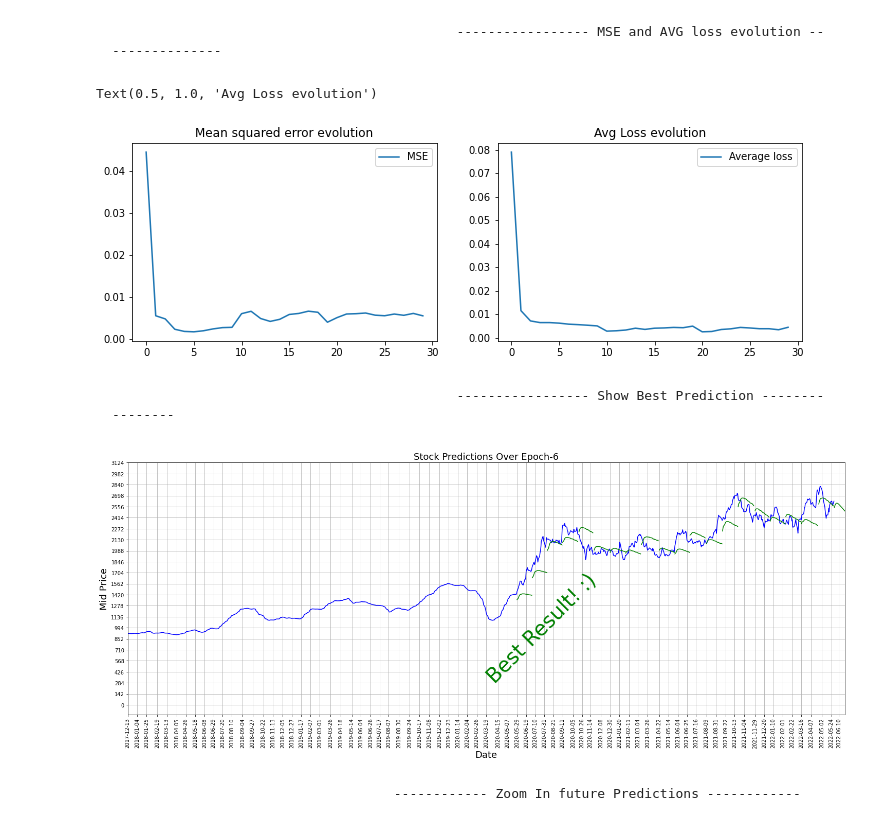
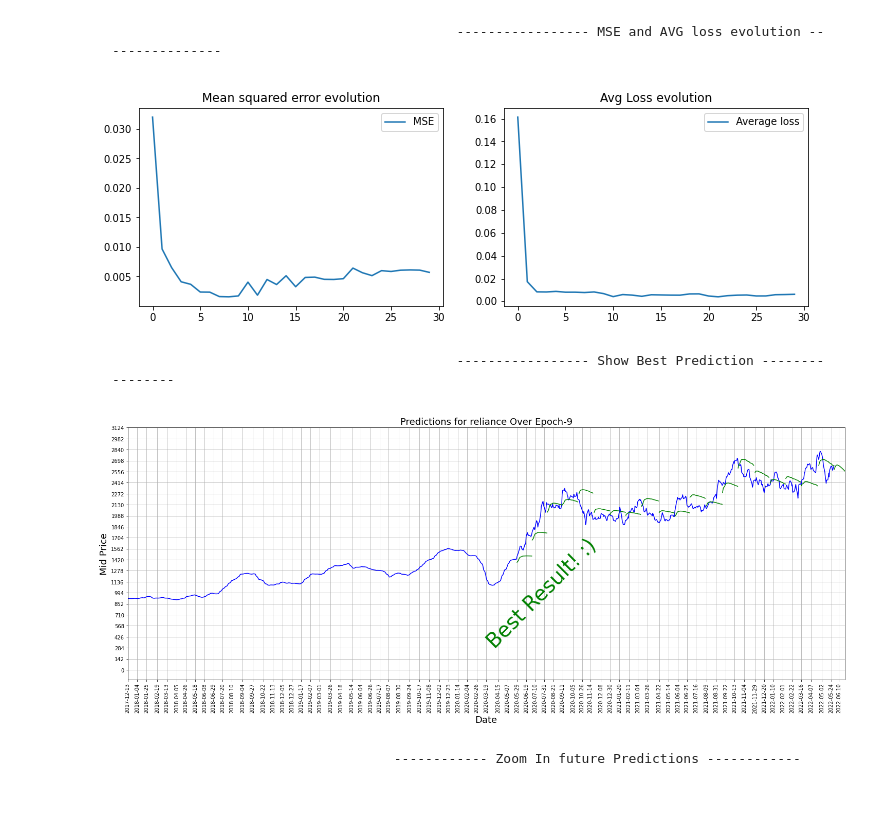
Before and after one commit to keshav-space/LSTMforStocks, a Jupyter notebook: Stock_Prediction_LSTM.ipynb, the cells around one changed output. Drawn from its saved outputs; the diff is of its cells as text; code cells hidden in the pictures.

```diff
--- a/Stock_Prediction_LSTM.ipynb
+++ b/Stock_Prediction_LSTM.ipynb
@@ -22,8 +22,9 @@ import yfinance as yf
 # %%
 def fetch_stock_data(ticker, period):
     data = yf.download(tickers=ticker, period=period, interval="1d", progress=False, rounding=True)
-    # data.reset_index()
-    # data['Date'] = pd.to_datetime(data['Date']).dt.date
+    data = data.dropna()
+    data = data.reset_index()
+    data['Date'] = pd.to_datetime(data['Date']).dt.date
     return data
 
 
@@ -386,10 +402,11 @@ Defining prediction related TF functions
 def train_and_predict(epochs, valid_summary, n_predict_once, verbose=True, force_recompute=True):
     # if json serialized compute exist for same stock don't recompute unless foce_recompute is enbled
     file_path = (
-        "Nural_Compute_"
-        + stock_ticker.replace(".", "_")
+        dir_neural_compute
+        + "/"
+        + stock_ticker.replace(".", "_").lower()
         + "_"
-        + "_".join([str(epochs), str(valid_summary), str(n_predict_once)])
+        + ("_".join([str(epochs), str(valid_summary), str(n_predict_once)])).lower()
         + ".json"
     )
     if not force_recompute and os.path.exists(file_path):
@@ -536,13 +553,13 @@ def train_and_predict(epochs, valid_summary, n_predict_once, verbose=True, force
         value["MSE"] = value["MSE"].tolist()
         value["predictions_over_time"] = [npa.tolist() for npa in value["predictions_over_time"]]
     json.dump(new, codecs.open(file_path, "w", encoding="utf-8"), separators=(",", ":"), indent=4)
+    session.close()
     return result_train_and_predictions
 
 
 epochs = 30
 valid_summary = 1  # Interval we make test predictions
 n_predict_once = 25  # Number of steps we continously predict for
-
 result_train_and_predictions = train_and_predict(epochs, valid_summary, n_predict_once, True, False)
 # predictions_over_time = result_train_and_predictions["predictions_over_time"]
 
@@ -569,30 +593,32 @@ result_train_and_predictions = train_and_predict(epochs, valid_summary, n_predic
                                                 ----------------- MSE and AVG loss evolution ----------------
 # %%
 # MSE and avg loss evolution
-plt.figure(figsize=(12, 8))
+def error_estimation():
+    plt.figure(figsize=(12, 8))
 
-plt.subplot(2, 2, 1)
-plt.plot(
-    [value["MSE"] for key, value in result_train_and_predictions.items() if key != "x_axis_seq"],
-    label="MSE",
-)
-plt.legend()
-plt.title("Mean squared error evolution")
+    plt.subplot(2, 2, 1)
+    plt.plot(
+        [value["MSE"] for key, value in result_train_and_predictions.items() if key != "x_axis_seq"],
+        label="MSE",
+    )
+    plt.legend()
+    plt.title("Mean squared error evolution")
 
-plt.subplot(2, 2, 2)
-plt.plot(
-    [
-        value["Average loss"]
-        for key, value in result_train_and_predictions.items()
-        if key != "x_axis_seq"
-    ],
-    label="Average loss",
-)
-plt.legend()
-plt.title("Avg Loss evolution")
+    plt.subplot(2, 2, 2)
+    plt.plot(
+        [
+            value["Average loss"]
+            for key, value in result_train_and_predictions.items()
+            if key != "x_axis_seq"
+        ],
+        label="Average loss",
+    )
+    plt.legend()
+    plt.title("Avg Loss evolution")
+
+error_estimation()
 # %% [output]
-Text(0.5, 1.0, 'Avg Loss evolution')
-[figure, old version]
+[figure, new version]
 # %%
 # Structure of Nural Compute Dict
 """
@@ -677,7 +703,7 @@ def show_graph(epoche_no, color, comment):
     ):
         plt.plot([index_to_date_map(i) for i in xval], get_unscaled_data(yval), color=color)
 
-    plt.title("Stock Predictions Over Epoch-{}".format(best_prediction_epoch), fontsize=18)
+    plt.title("Predictions for {} Over Epoch-{}".format(stock_name ,best_prediction_epoch), fontsize=18)
     plt.xlabel("Date", fontsize=18)
     plt.ylabel("Mid Price", fontsize=18)
     plt.yticks(
@@ -713,7 +739,7 @@ for key, value in result_train_and_predictions.items():
         comment = "Best Result! :)"
         show_graph(int(key), color, comment)
 # %% [output]
-[figure, old version]
+[figure, new version]
 # %% [markdown]
                                         ------------ Zoom In future Predictions ------------
 # %%
```
Also changed, not shown: parts of 13 cells of this notebook.
